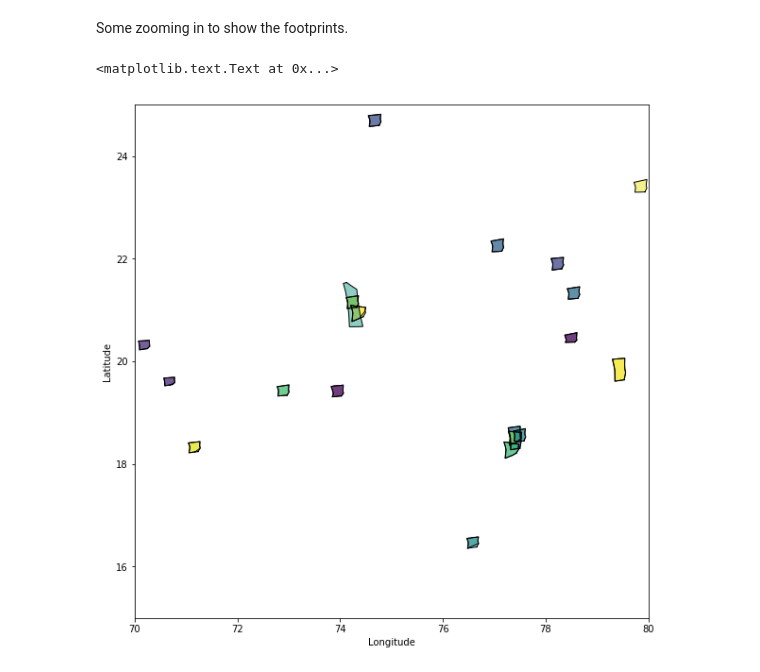
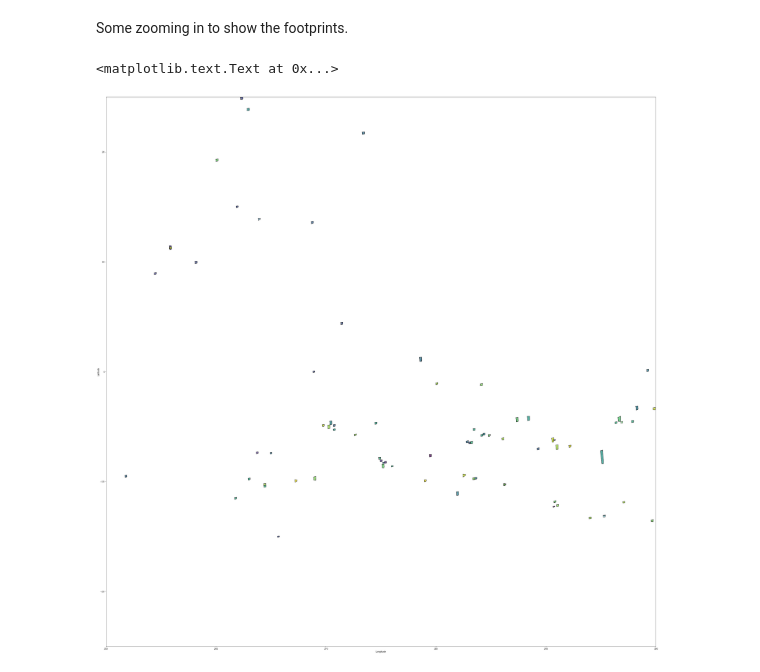
Before and after one commit to epn-vespa/vespamap17-hackathon, a Jupyter notebook: vespa-mapping-jupyter-samp/VESPA-SAMP-CRISM-to-GeoPandas.ipynb, the cells around one changed output. Saved outputs shown, nothing was run; the diff lists cells and outputs as text; code cells hidden in the pictures.

```diff
--- a/vespa-mapping-jupyter-samp/VESPA-SAMP-CRISM-to-GeoPandas.ipynb
+++ b/vespa-mapping-jupyter-samp/VESPA-SAMP-CRISM-to-GeoPandas.ipynb
@@ -172,16 +182,16 @@ gdf.plot(figsize=[20,10])
 # %% [markdown]
 Some zooming in to show the footprints.
 # %%
-lonmin , lonmax , latmin , latmax = 70, 80, 15, 25
+lonmin , lonmax , latmin , latmax = 250, 300, -25, 25
 
 tmp = gdf[(gdf.c1min > lonmin) & (gdf.c1max < lonmax) & (gdf.c2min > latmin) & (gdf.c2max < latmax)]
 
 tmp.plot(figsize=[(lonmax-lonmin),(latmax-latmin)], column= 'solar_longitude_min')
 
 plt.xlim([lonmin,lonmax])
 plt.ylim([latmin,latmax])
 plt.xlabel('Longitude')
 plt.ylabel('Latitude')
 # %% [output]
 <matplotlib.text.Text at 0x...>
-[figure, old version]
+[figure, new version]
```
Also changed, not shown: parts of 3 cells of this notebook, 2 other files.
